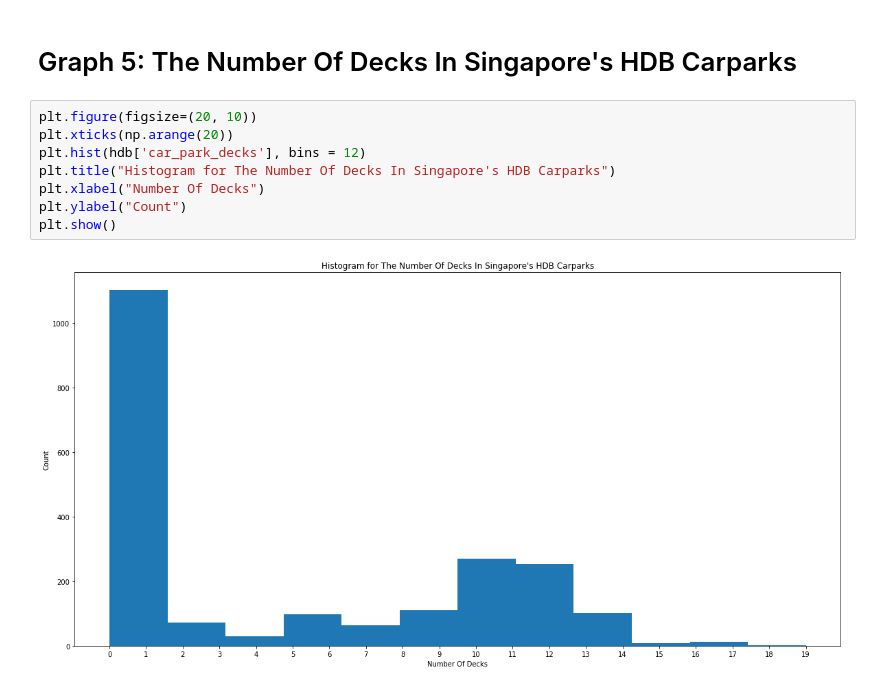
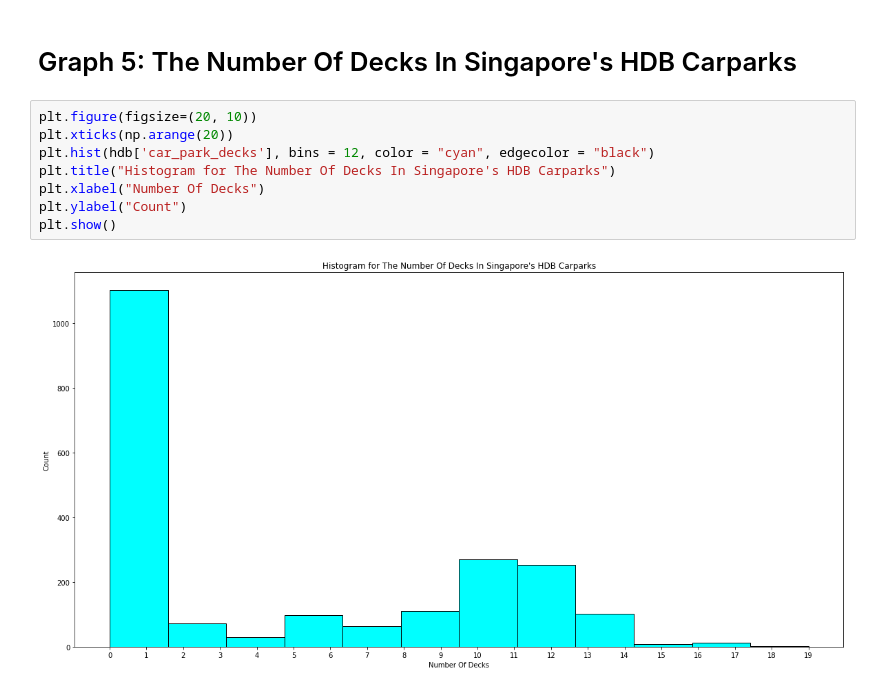
Before and after one commit to jurgen-tan-git/PDS-Assignments, a Jupyter notebook: PDS Assignment 1.ipynb, the cells around one changed output. Saved outputs shown, nothing was run; the diff lists cells and outputs as text.

```diff
--- a/PDS Assignment 1.ipynb
+++ b/PDS Assignment 1.ipynb
@@ -199,10 +245,10 @@ plt.show()
 # %%
 plt.figure(figsize=(20, 10))
 plt.xticks(np.arange(20))
-plt.hist(hdb['car_park_decks'], bins = 12)
+plt.hist(hdb['car_park_decks'], bins = 12, color = "cyan", edgecolor = "black")
 plt.title("Histogram for The Number Of Decks In Singapore's HDB Carparks")
 plt.xlabel("Number Of Decks")
 plt.ylabel("Count")
 plt.show()
 # %% [output]
-[figure, old version]
+[figure, new version]
```
Also changed, not shown: parts of 9 cells of this notebook.
